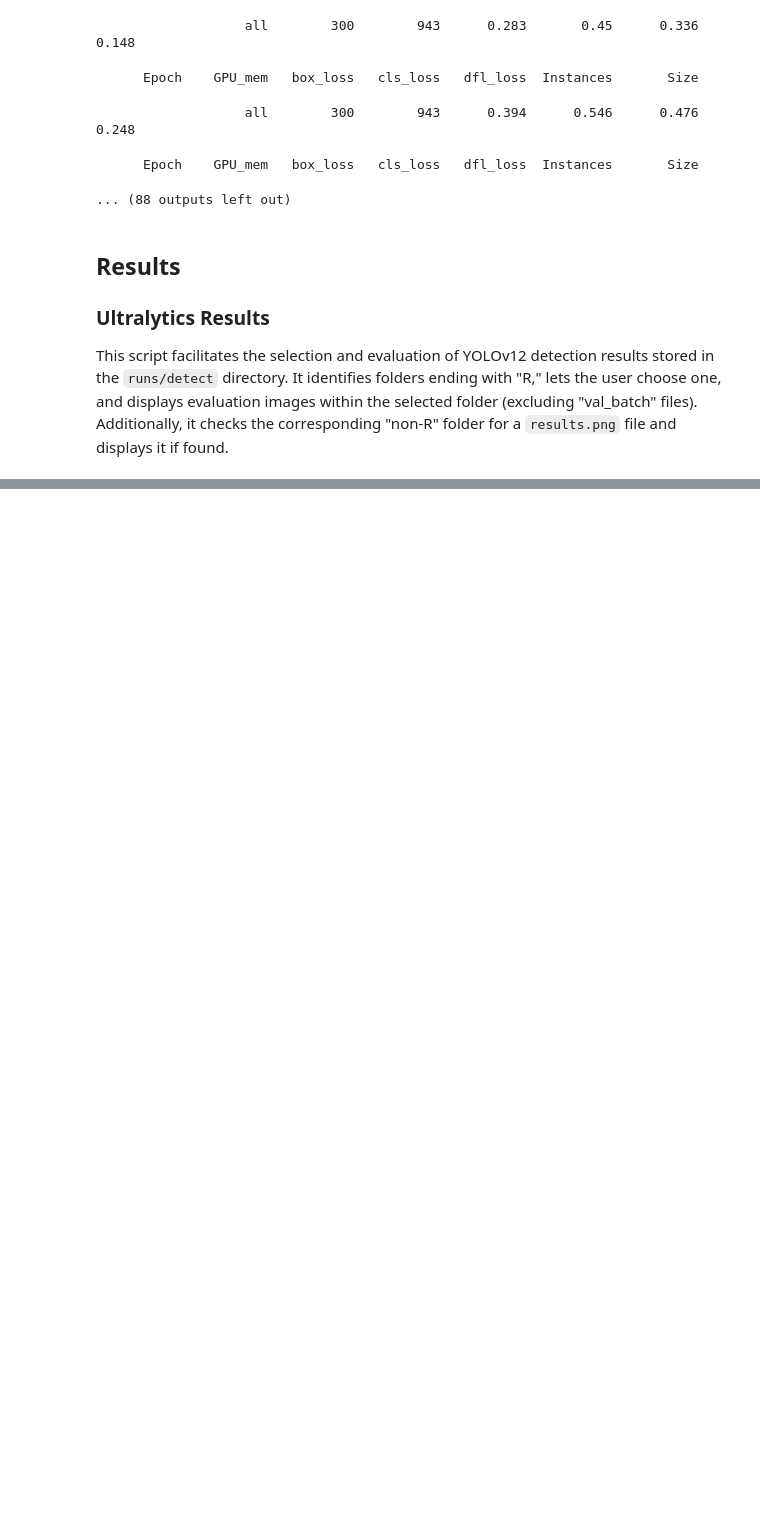
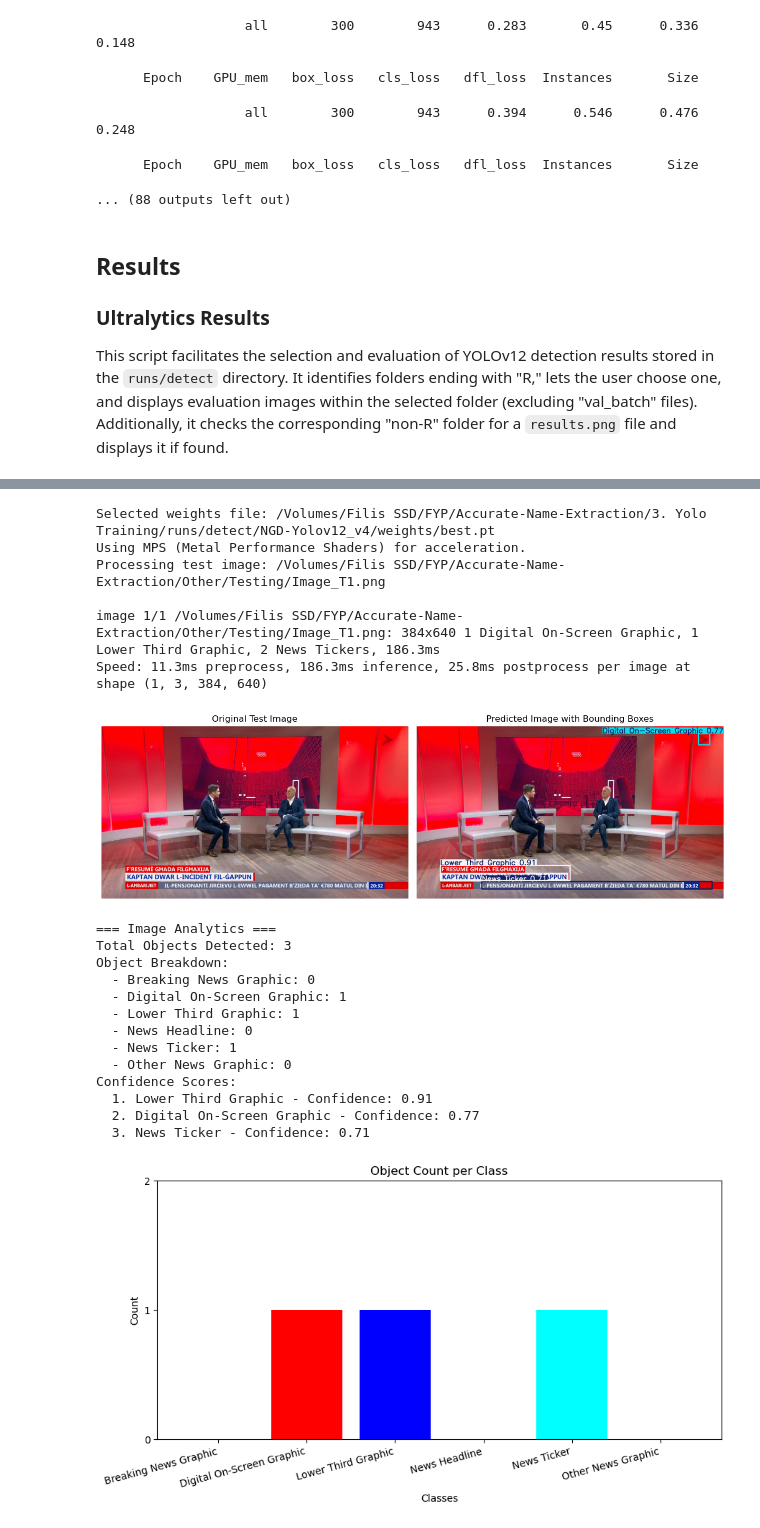
Before and after one commit to AFLucas-UOM/Accurate-Name-Extraction, a Jupyter notebook: 3. Yolo Training/Yolov12.ipynb, the cells around one changed output, grey strips where cells are left out. Drawn from its saved outputs; the diff is of its cells as text; code cells hidden in the pictures; blank space fills up the shorter version.

Commit message:
Added more Stats and Org Yolo.pt Files

```diff
--- a/3. Yolo Training/Yolov12.ipynb
+++ b/3. Yolo Training/Yolov12.ipynb
@@ -347,0 +830,74 @@ else:
+# %%
+# Path to the selected version's folder
+weights_path = os.path.join(os.getcwd(), "runs", "detect", selected_version, "weights", "best.pt")
+test_folder_path = os.path.abspath(os.path.join(os.getcwd(), "..", "Other", "Testing"))
+
+print(f"Selected weights file: {weights_path}")
+
+# Validate and process all images in the test folder
+if not os.path.exists(test_folder_path):
+    raise FileNotFoundError(f"Test folder not found at: {test_folder_path}")
+
+test_images = [img for img in os.listdir(test_folder_path) if img.lower().endswith(('.png', '.jpg', '.jpeg'))]
+if not test_images:
+    raise ValueError(f"No valid image files found in the test folder: {test_folder_path}")
+
+# Determine the device
+device = determine_device()  # Ensure this function is defined elsewhere in your code
+
+# Load the YOLO model
+model = load_model(weights_path)
+
+# Ensure plots are displayed inline
+%matplotlib inline
+
+# Loop through each test image
+for test_image in test_images:
+    test_image_path = os.path.join(test_folder_path, test_image)
+    print(f"Processing test image: {test_image_path}")
+
+    # Perform prediction on the current test image
+    results = model.predict(source=test_image_path, device=device)
+
+    # Load and process the images
+    original_image = load_image(test_image_path)  # Ensure this loads the image in RGB
+
+    # Filter out boxes with confidence less than 0.35
+    filtered_boxes = results[0].boxes[results[0].boxes.conf > 0.36]
+
+    # Create a copy of results and replace boxes with filtered ones
+    results[0].boxes = filtered_boxes
+
+    # Render the filtered results
+    predicted_image = cv2.cvtColor(results[0].plot(), cv2.COLOR_BGR2RGB)  # Convert rendered image to RGB
+
+    # Display the original and predicted images side by side
+    display_images_side_by_side(original_image, predicted_image, results)
+
+    # Analyze and display detection analytics
+    analyze_detections(results, model)
+
+    # Crop and display the detected bounding boxes in a grouped grid
+    crop_and_display_boxes_grouped(original_image, results)
+# %% [output]
+Selected weights file: /Volumes/Filis SSD/FYP/Accurate-Name-Extraction/3. Yolo Training/runs/detect/NGD-Yolov12_v4/weights/best.pt
+Using MPS (Metal Performance Shaders) for acceleration.
+Processing test image: /Volumes/Filis SSD/FYP/Accurate-Name-Extraction/Other/Testing/Image_T1.png
+
+image 1/1 /Volumes/Filis SSD/FYP/Accurate-Name-Extraction/Other/Testing/Image_T1.png: 384x640 1 Digital On-Screen Graphic, 1 Lower Third Graphic, 2 News Tickers, 186.3ms
+Speed: 11.3ms preprocess, 186.3ms inference, 25.8ms postprocess per image at shape (1, 3, 384, 640)
+[figure, added]
+=== Image Analytics ===
+Total Objects Detected: 3
+Object Breakdown:
+  - Breaking News Graphic: 0
+  - Digital On-Screen Graphic: 1
+  - Lower Third Graphic: 1
+  - News Headline: 0
+  - News Ticker: 1
+  - Other News Graphic: 0
+Confidence Scores:
+  1. Lower Third Graphic - Confidence: 0.91
+  2. Digital On-Screen Graphic - Confidence: 0.77
+  3. News Ticker - Confidence: 0.71
+[figure, added]
```
Also changed, not shown: parts of 22 cells of this notebook, 7 other files.
